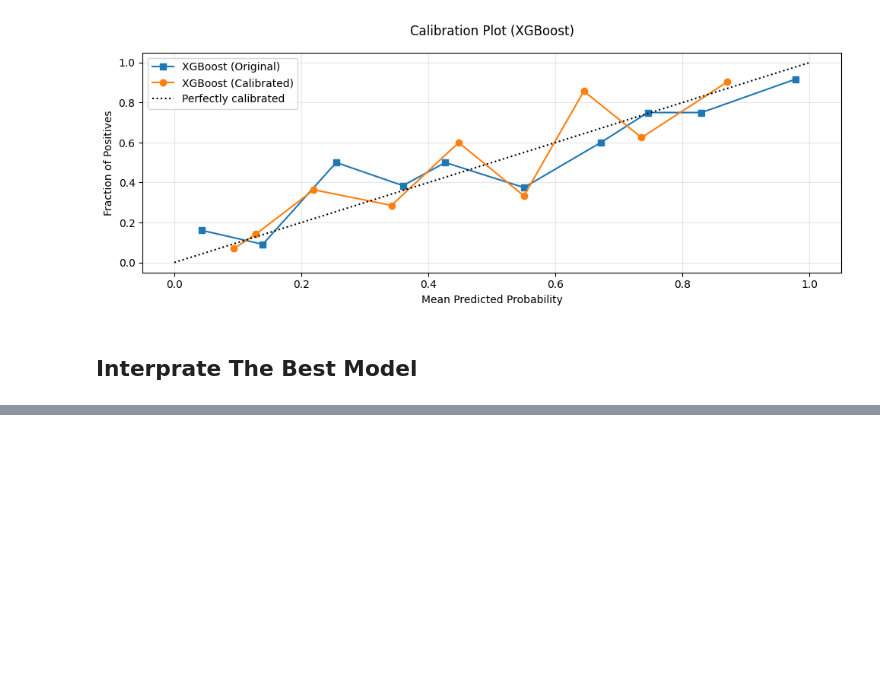
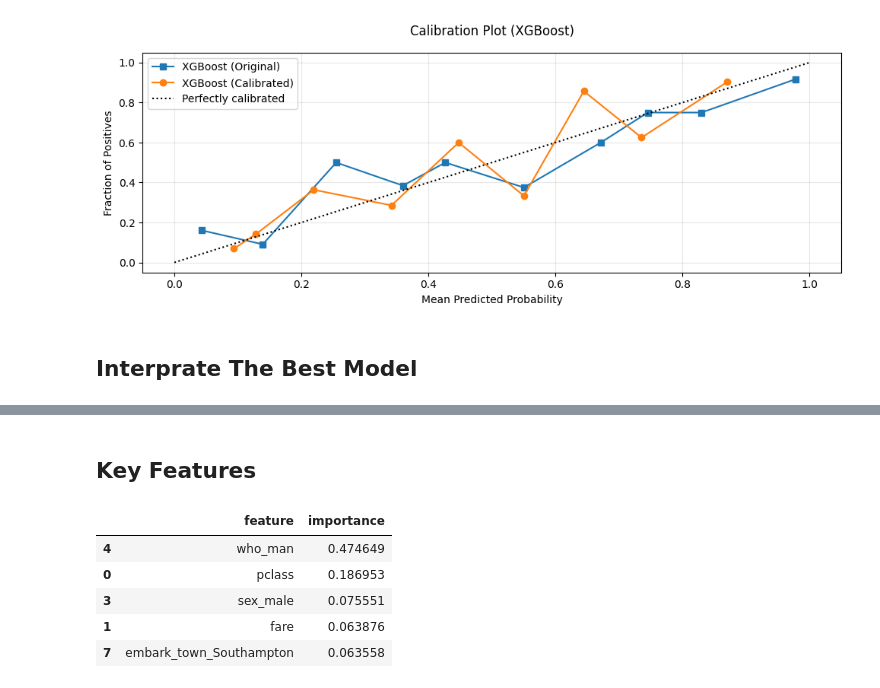
Before and after one commit to tshihab07/Titanic-Life-Prediction, a Jupyter notebook: advancedModeling.ipynb, the cells around one changed output, grey strips where cells are left out. Saved outputs shown, nothing was run; the diff lists cells and outputs as text; code cells hidden in the pictures; blank space fills up the shorter version.

```diff
--- a/advancedModeling.ipynb
+++ b/advancedModeling.ipynb
@@ -910,0 +951,18 @@ plt.show()
+# %% [markdown]
+## Key Features
+# %%
+# feature importance
+feature_importance_xgb = pd.DataFrame({
+    'feature': x.columns,
+    'importance': best_estimator.feature_importances_
+}).sort_values(by='importance', ascending=False)
+
+# shoe feature importance
+feature_importance_xgb.head()
+# %% [output]
+|  | feature | importance |
+| 4 | who_man | 0.474649 |
+| 0 | pclass | 0.186953 |
+| 3 | sex_male | 0.075551 |
+| 1 | fare | 0.063876 |
+| 7 | embark_town_Southampton | 0.063558 |
```
Also changed, not shown: parts of 10 cells of this notebook.
